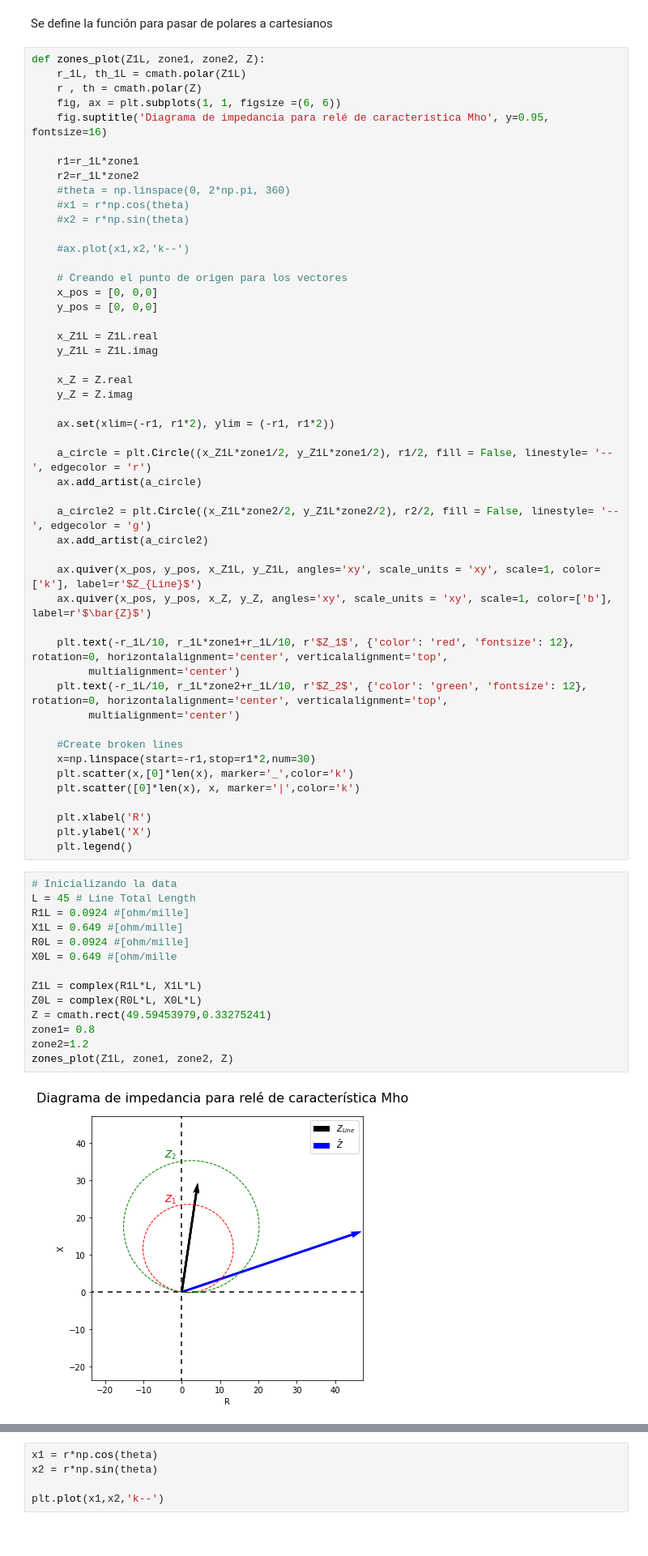
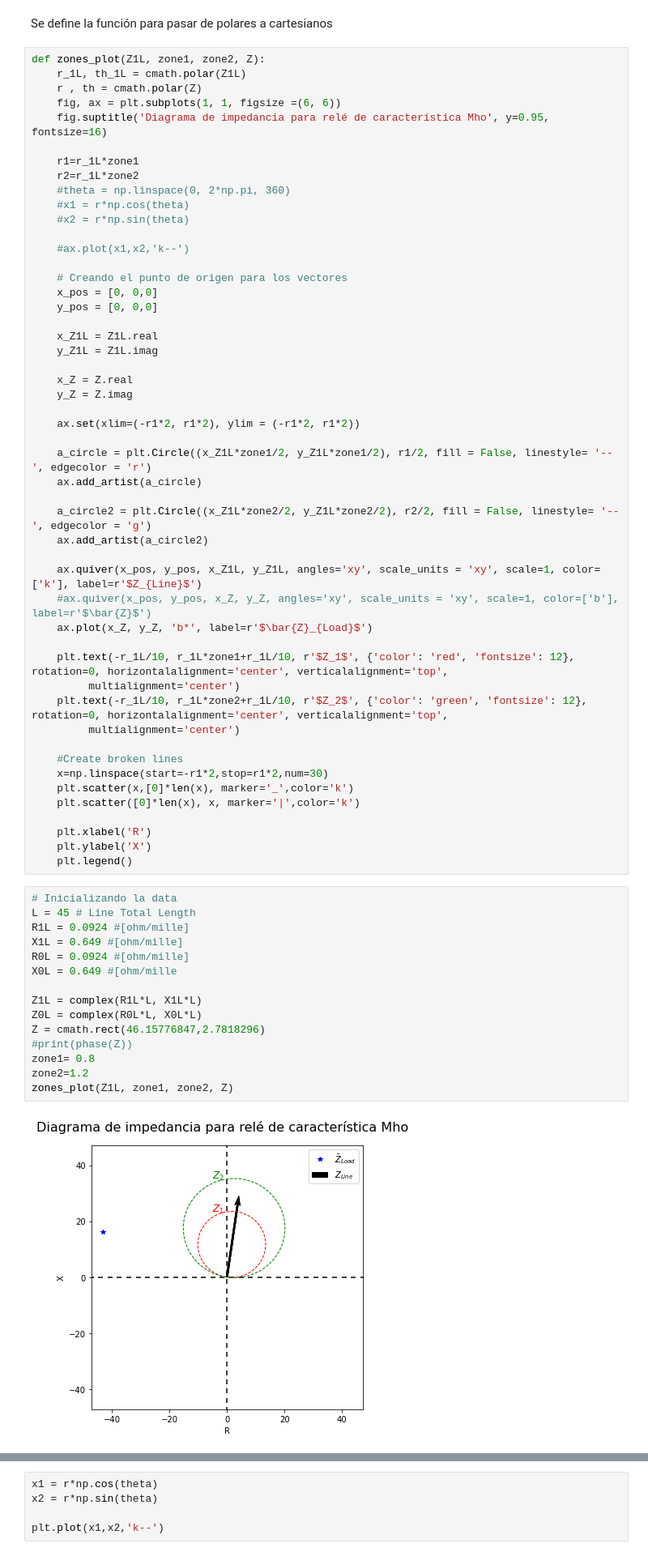
Before and after one commit to andresenrique08/Virtual_Relay_Course, a Jupyter notebook: TC2/Test_Distance.ipynb, the cells around one changed output, grey strips where cells are left out. Shown at 81% size. Drawn from its saved outputs; the diff is of its cells as text.

Commit message:
Phase selection

```diff
--- a/TC2/Test_Distance.ipynb
+++ b/TC2/Test_Distance.ipynb
@@ -32,7 +32,7 @@ def zones_plot(Z1L, zone1, zone2, Z):
     x_Z = Z.real
     y_Z = Z.imag
 
-    ax.set(xlim=(-r1, r1*2), ylim = (-r1, r1*2))
+    ax.set(xlim=(-r1*2, r1*2), ylim = (-r1*2, r1*2))
 
     a_circle = plt.Circle((x_Z1L*zone1/2, y_Z1L*zone1/2), r1/2, fill = False, linestyle= '--', edgecolor = 'r')
     ax.add_artist(a_circle)
@@ -41,7 +41,8 @@ def zones_plot(Z1L, zone1, zone2, Z):
     ax.add_artist(a_circle2)
 
     ax.quiver(x_pos, y_pos, x_Z1L, y_Z1L, angles='xy', scale_units = 'xy', scale=1, color=['k'], label=r'$Z_{Line}$')
-    ax.quiver(x_pos, y_pos, x_Z, y_Z, angles='xy', scale_units = 'xy', scale=1, color=['b'], label=r'$\bar{Z}$')
+    #ax.quiver(x_pos, y_pos, x_Z, y_Z, angles='xy', scale_units = 'xy', scale=1, color=['b'], label=r'$\bar{Z}$')
+    ax.plot(x_Z, y_Z, 'b*', label=r'$\bar{Z}_{Load}$')
 
     plt.text(-r_1L/10, r_1L*zone1+r_1L/10, r'$Z_1$', {'color': 'red', 'fontsize': 12}, rotation=0, horizontalalignment='center', verticalalignment='top',
          multialignment='center')
@@ -49,7 +50,7 @@ def zones_plot(Z1L, zone1, zone2, Z):
          multialignment='center')
 
     #Create broken lines
-    x=np.linspace(start=-r1,stop=r1*2,num=30)
+    x=np.linspace(start=-r1*2,stop=r1*2,num=30)
     plt.scatter(x,[0]*len(x), marker='_',color='k')
     plt.scatter([0]*len(x), x, marker='|',color='k')
 
@@ -59,19 +60,20 @@ def zones_plot(Z1L, zone1, zone2, Z):
 # %%
 # Inicializando la data
 L = 45 # Line Total Length
 R1L = 0.0924 #[ohm/mille]
 X1L = 0.649 #[ohm/mille]
 R0L = 0.0924 #[ohm/mille]
 X0L = 0.649 #[ohm/mille
 
 Z1L = complex(R1L*L, X1L*L)
 Z0L = complex(R0L*L, X0L*L)
-Z = cmath.rect(49.59453979,0.33275241)
+Z = cmath.rect(46.15776847,2.7818296)
+#print(phase(Z))
 zone1= 0.8
 zone2=1.2
 zones_plot(Z1L, zone1, zone2, Z)
 # %% [output]
-[figure, old version]
+[figure, new version]
 # %%
 # Python code to demonstrate the working of
 # phase()
```
Also changed, not shown: 1 other file.
